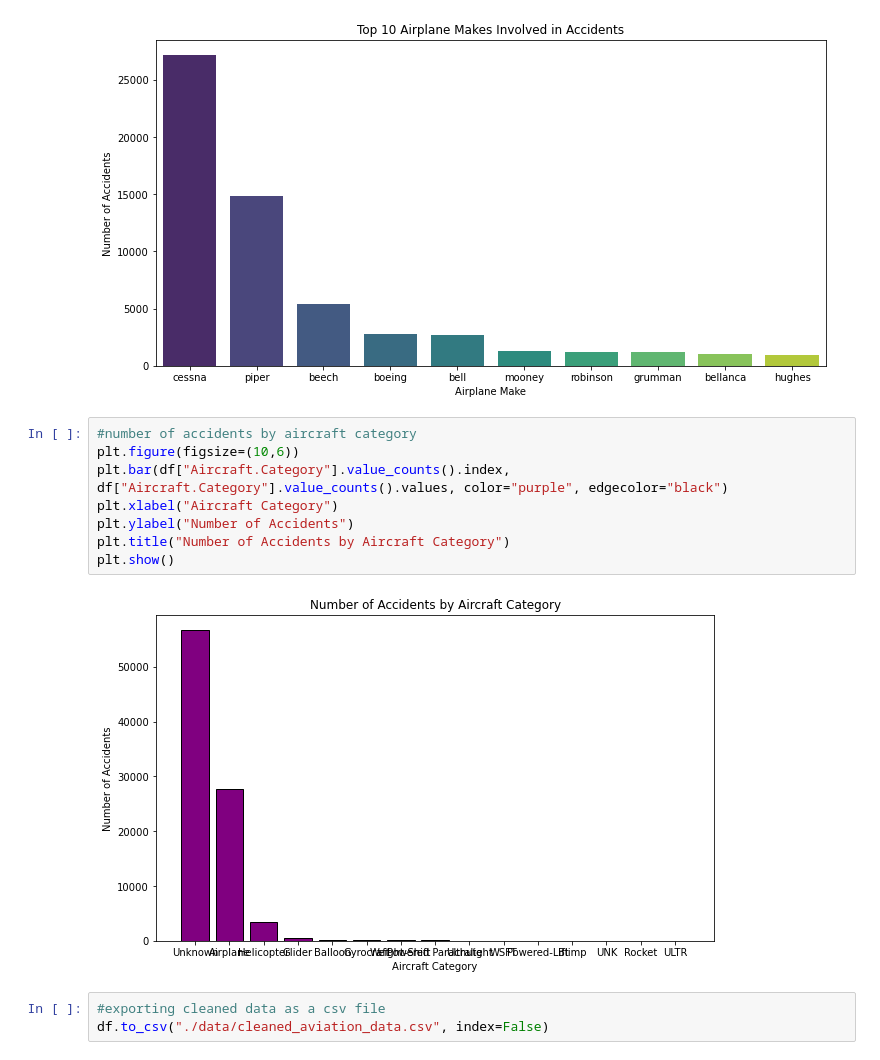
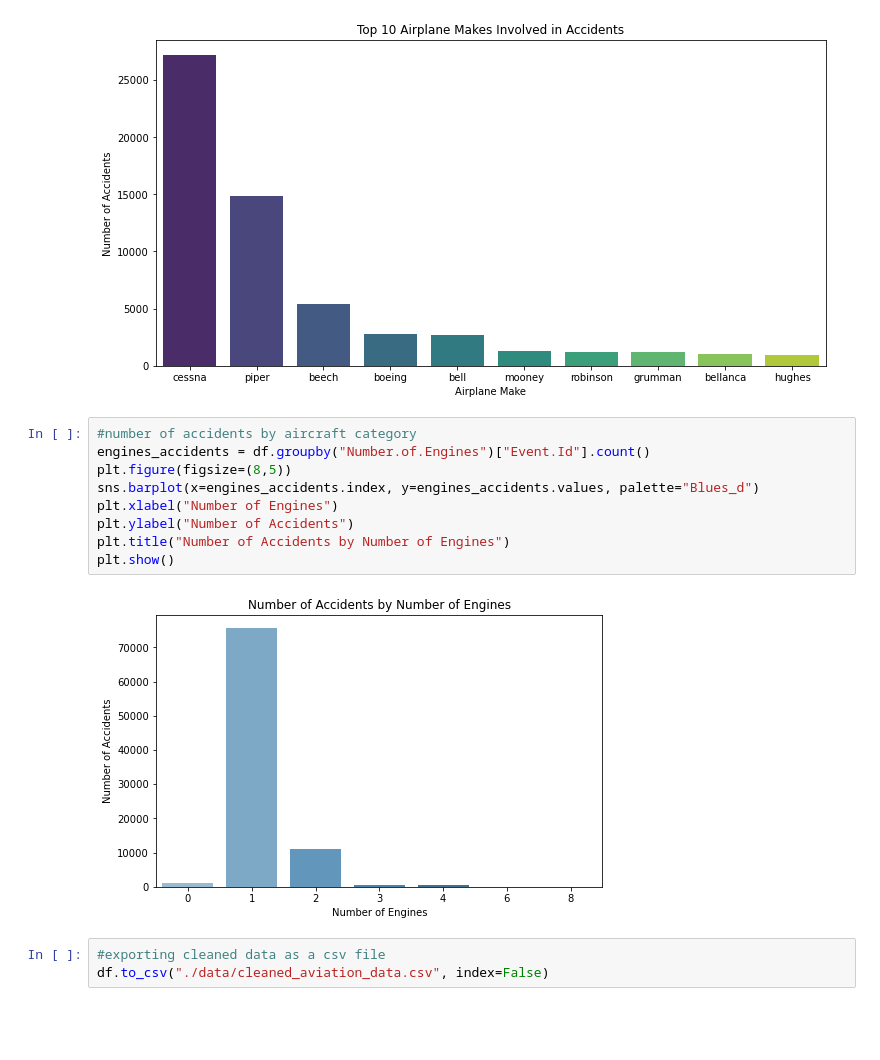
Before and after one commit to kanyua-charity/NTSB-Aviation-Accident-Analysis, a Jupyter notebook: student.ipynb, the cells around one changed output. Cells and saved outputs as stored; diff of their text form; blank space fills up the shorter version.

```diff
--- a/student.ipynb
+++ b/student.ipynb
@@ -310,14 +300,15 @@ plt.show()
 [figure]
 # %%
 #number of accidents by aircraft category
-plt.figure(figsize=(10,6))
-plt.bar(df["Aircraft.Category"].value_counts().index, df["Aircraft.Category"].value_counts().values, color="purple", edgecolor="black")
-plt.xlabel("Aircraft Category")
+engines_accidents = df.groupby("Number.of.Engines")["Event.Id"].count()
+plt.figure(figsize=(8,5))
+sns.barplot(x=engines_accidents.index, y=engines_accidents.values, palette="Blues_d")
+plt.xlabel("Number of Engines")
 plt.ylabel("Number of Accidents")
-plt.title("Number of Accidents by Aircraft Category")
+plt.title("Number of Accidents by Number of Engines")
 plt.show()
 # %% [output]
-[figure, old version]
+[figure, new version]
 # %%
 #exporting cleaned data as a csv file
 df.to_csv("./data/cleaned_aviation_data.csv", index=False)
```
Also changed, not shown: parts of 1 cell of this notebook, 5 other files.
